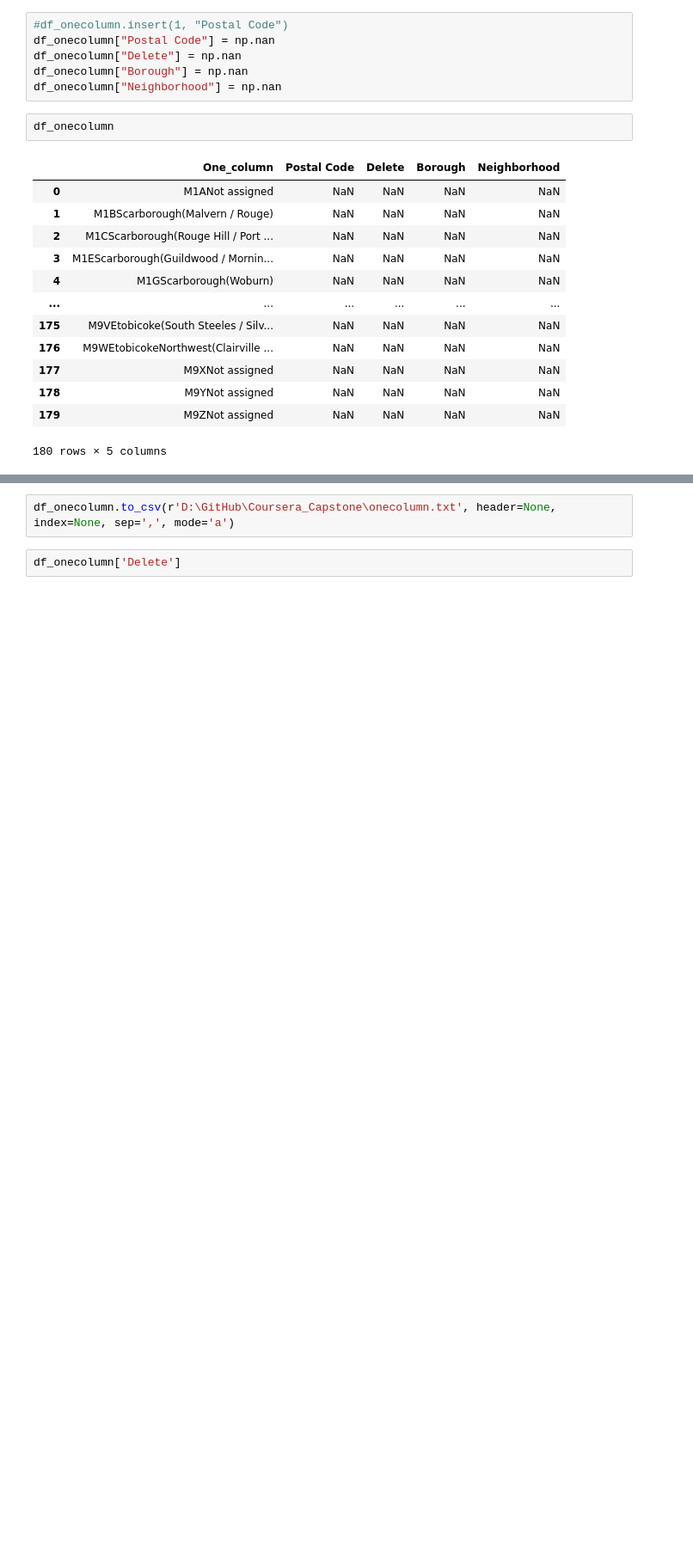
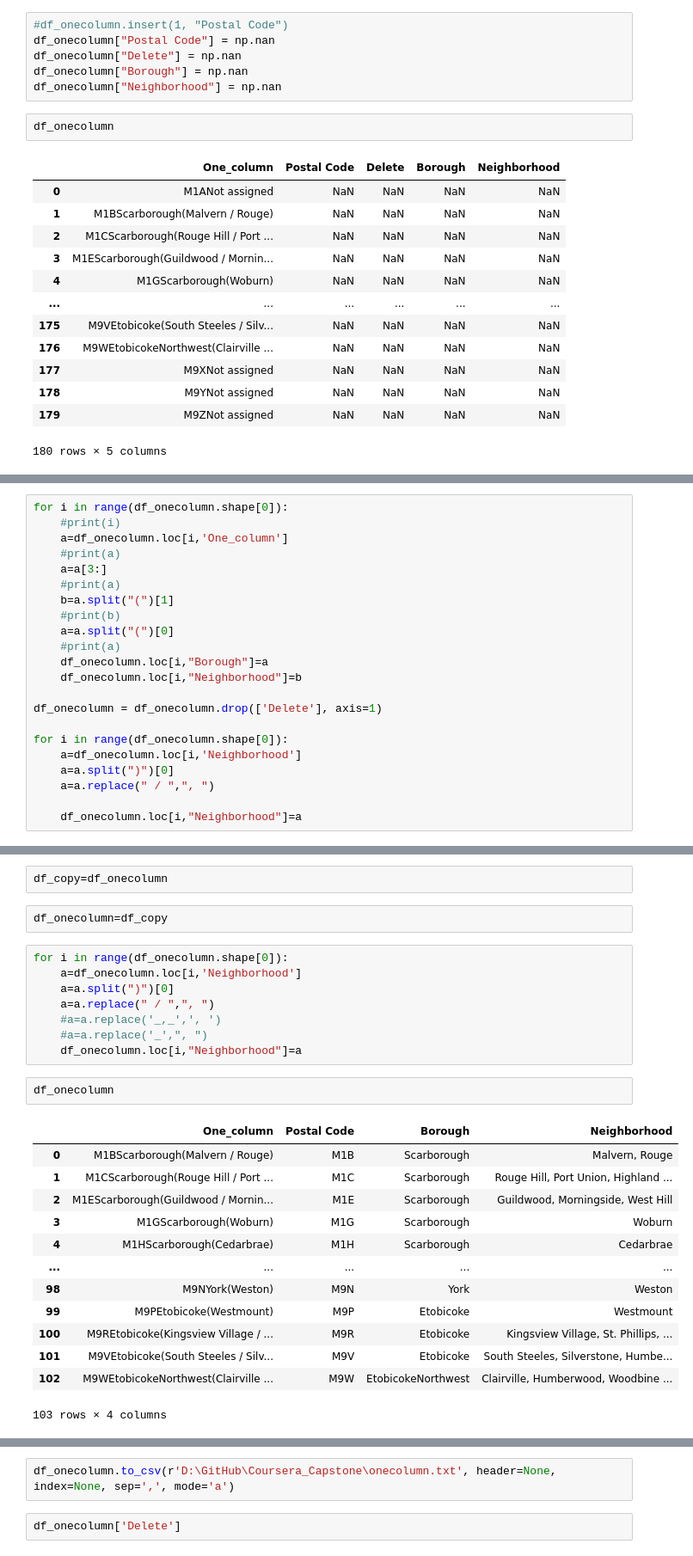
Before and after one commit to kamilkafara-total/Coursera_Capstone, a Jupyter notebook: rozne_pomysly.ipynb, the cells around one changed output, grey strips where cells are left out. Shown at 86% size. Saved outputs shown, nothing was run; the diff lists cells and outputs as text; blank space fills up the shorter version.

```diff
--- a/rozne_pomysly.ipynb
+++ b/rozne_pomysly.ipynb
@@ -202,0 +265,22 @@ df_onecolumn
+# %%
+for i in range(df_onecolumn.shape[0]):
+    #print(i)
+    a=df_onecolumn.loc[i,'One_column']
+    #print(a)
+    a=a[3:]
+    #print(a)
+    b=a.split("(")[1]
+    #print(b)
+    a=a.split("(")[0]
+    #print(a)
+    df_onecolumn.loc[i,"Borough"]=a
+    df_onecolumn.loc[i,"Neighborhood"]=b
+
+df_onecolumn = df_onecolumn.drop(['Delete'], axis=1)
+
+for i in range(df_onecolumn.shape[0]):
+    a=df_onecolumn.loc[i,'Neighborhood']
+    a=a.split(")")[0]
+    a=a.replace(" / ",", ")
+
+    df_onecolumn.loc[i,"Neighborhood"]=a
@@ -202,0 +294,28 @@ df_onecolumn
+# %%
+df_copy=df_onecolumn
+# %%
+df_onecolumn=df_copy
+# %%
+for i in range(df_onecolumn.shape[0]):
+    a=df_onecolumn.loc[i,'Neighborhood']
+    a=a.split(")")[0]
+    a=a.replace(" / ",", ")
+    #a=a.replace('_,_',', ')
+    #a=a.replace('_',", ")
+    df_onecolumn.loc[i,"Neighborhood"]=a
+# %%
+df_onecolumn
+# %% [output]
+|  | One_column | Postal Code | Borough | Neighborhood |
+| 0 | M1BScarborough(Malvern / Rouge) | M1B | Scarborough | Malvern, Rouge |
+| 1 | M1CScarborough(Rouge Hill / Port ... | M1C | Scarborough | Rouge Hill, Port Union, Highland ... |
+| 2 | M1EScarborough(Guildwood / Mornin... | M1E | Scarborough | Guildwood, Morningside, West Hill |
+| 3 | M1GScarborough(Woburn) | M1G | Scarborough | Woburn |
+| 4 | M1HScarborough(Cedarbrae) | M1H | Scarborough | Cedarbrae |
+| ... | ... | ... | ... | ... |
+| 98 | M9NYork(Weston) | M9N | York | Weston |
+| 99 | M9PEtobicoke(Westmount) | M9P | Etobicoke | Westmount |
+| 100 | M9REtobicoke(Kingsview Village / ... | M9R | Etobicoke | Kingsview Village, St. Phillips, ... |
+| 101 | M9VEtobicoke(South Steeles / Silv... | M9V | Etobicoke | South Steeles, Silverstone, Humbe... |
+| 102 | M9WEtobicokeNorthwest(Clairville ... | M9W | EtobicokeNorthwest | Clairville, Humberwood, Woodbine ... |
+103 rows × 4 columns
```
Also changed, not shown: parts of 22 cells of this notebook, 11 other files.
